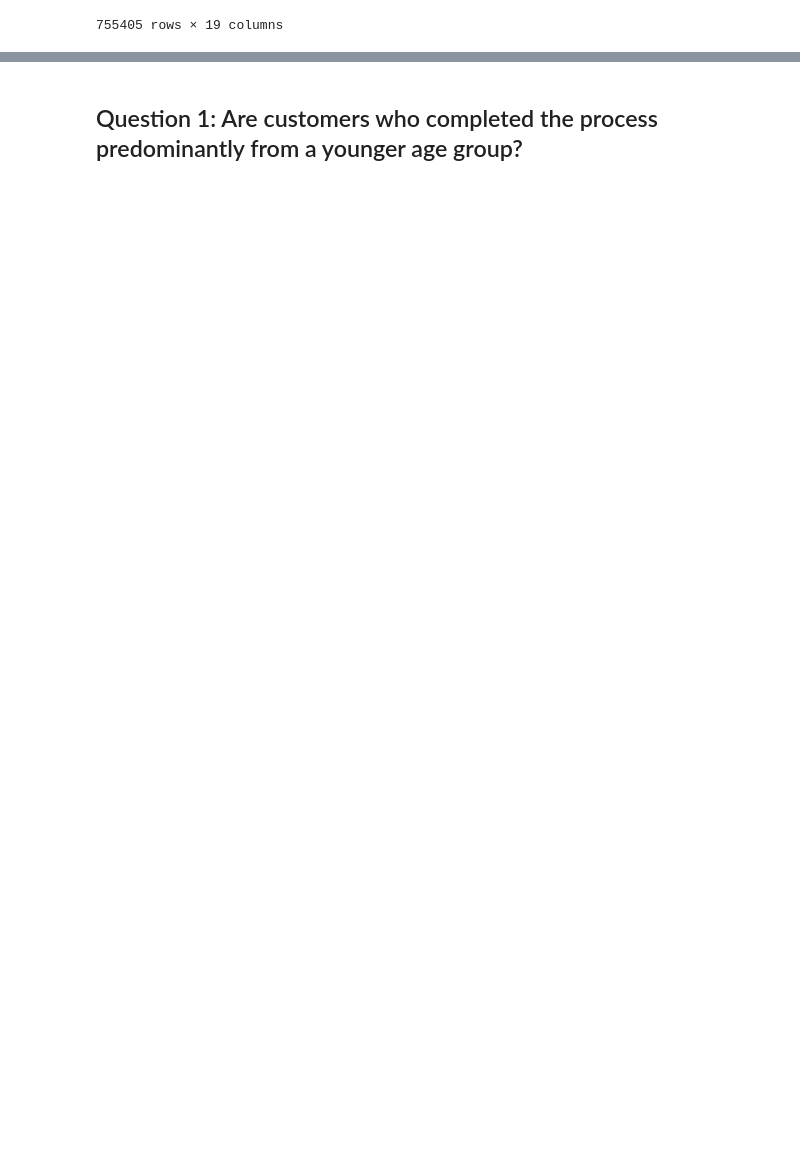
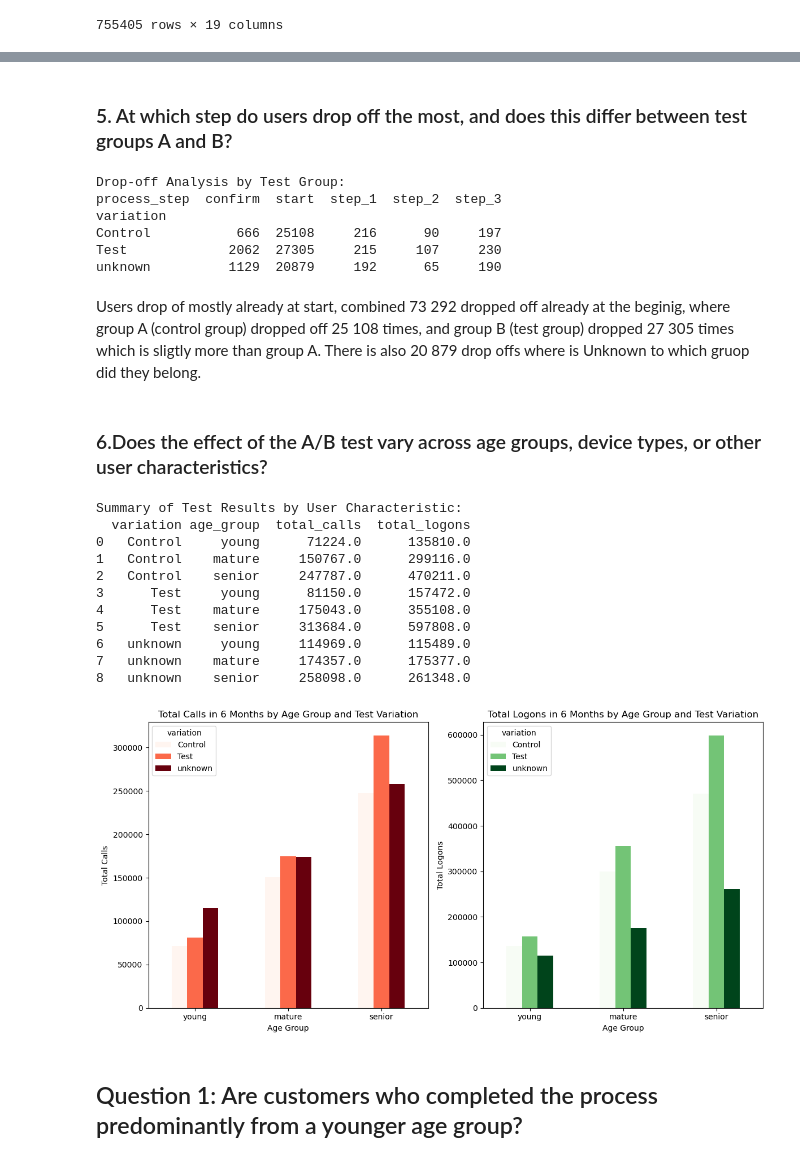
Before and after one commit to SofyMelvill/vanguard-ab-test, a Jupyter notebook: data_SA.ipynb, the cells around one changed output, grey strips where cells are left out. Cells and saved outputs as stored; diff of their text form; code cells hidden in the pictures; blank space fills up the shorter version.

```diff
--- a/data_SA.ipynb
+++ b/data_SA.ipynb
@@ -599,3 +647,79 @@ all_data = merged_age_AB.copy()
+# %% [markdown]
+### 5. At which step do users drop off the most, and does this differ between test groups A and B?
+# %%
+all_data['step_order'] = all_data.groupby(['visitor_id', 'variation']).cumcount()
+
+# Get the last step for each visitor
+last_steps = all_data.loc[all_data.groupby(['visitor_id', 'variation'])['step_order'].idxmax()]
+
+# Count occurrences of each step in last_steps by variation group
+dropoff_counts = last_steps.groupby(['variation', 'process_step']).size().unstack(fill_value=0)
+
+# Display the drop-off analysis
+print("Drop-off Analysis by Test Group:")
+print(dropoff_counts)
+# %% [output]
+Drop-off Analysis by Test Group:
+process_step  confirm  start  step_1  step_2  step_3
+variation
+Control           666  25108     216      90     197
+Test             2062  27305     215     107     230
+unknown          1129  20879     192      65     190
+# %% [markdown]
+Users drop of mostly already at start, combined 73 292 dropped off already at the beginig, where group A (control group) dropped off 25 108 times, and group B (test group) dropped 27 305 times which is sligtly more than group A. There is also 20 879 drop offs where is Unknown to which gruop did they belong.
+# %% [markdown]
+### 6.Does the effect of the A/B test vary across age groups, device types, or other user characteristics?
+# %%
+import matplotlib.pyplot as plt
+import seaborn as sns
+
+# Define age group bins and labels
+age_bins = [0, 30, 50, 100]
+age_labels = ['young', 'mature', 'senior']
+all_data['age_group'] = pd.cut(all_data['client_age'], bins=age_bins, labels=age_labels, right=False)
+
+# Summarize data by variation and age group
+summary = all_data.groupby(['variation', 'age_group']).agg(
+    total_calls=('calls_6_mnth', 'sum'),
+    total_logons=('logons_6_mnth', 'sum')
+).reset_index()
+
+# Display the summarized data for analysis
+print("Summary of Test Results by User Characteristic:")
+print(summary)
+
+# Create bar plots for visualization
+fig, ax = plt.subplots(1, 2, figsize=(12, 6))
+
+# Plot total calls
+summary.pivot(index='age_group', columns='variation', values='total_calls').plot(kind='bar', ax=ax[0], colormap='Reds')
+ax[0].set_title('Total Calls in 6 Months by Age Group and Test Variation')
+ax[0].set_xlabel('Age Group')
+ax[0].set_ylabel('Total Calls')
+ax[0].set_xticklabels(age_labels, rotation=0)
+
+# Plot total logons
+summary.pivot(index='age_group', columns='variation', values='total_logons').plot(kind='bar', ax=ax[1], colormap='Greens')
+ax[1].set_title('Total Logons in 6 Months by Age Group and Test Variation')
+ax[1].set_xlabel('Age Group')
+ax[1].set_ylabel('Total Logons')
+ax[1].set_xticklabels(age_labels, rotation=0)
+
+plt.tight_layout()
+plt.show()
+# %% [output]
+Summary of Test Results by User Characteristic:
+  variation age_group  total_calls  total_logons
+0   Control     young      71224.0      135810.0
+1   Control    mature     150767.0      299116.0
+2   Control    senior     247787.0      470211.0
+3      Test     young      81150.0      157472.0
+4      Test    mature     175043.0      355108.0
+5      Test    senior     313684.0      597808.0
+6   unknown     young     114969.0      115489.0
+7   unknown    mature     174357.0      175377.0
+8   unknown    senior     258098.0      261348.0
+[figure, added]
 # %% [markdown]
 ## Question 1: Are customers who completed the process predominantly from a younger age group?
 # %%
```
Also changed, not shown: parts of 63 cells of this notebook.
